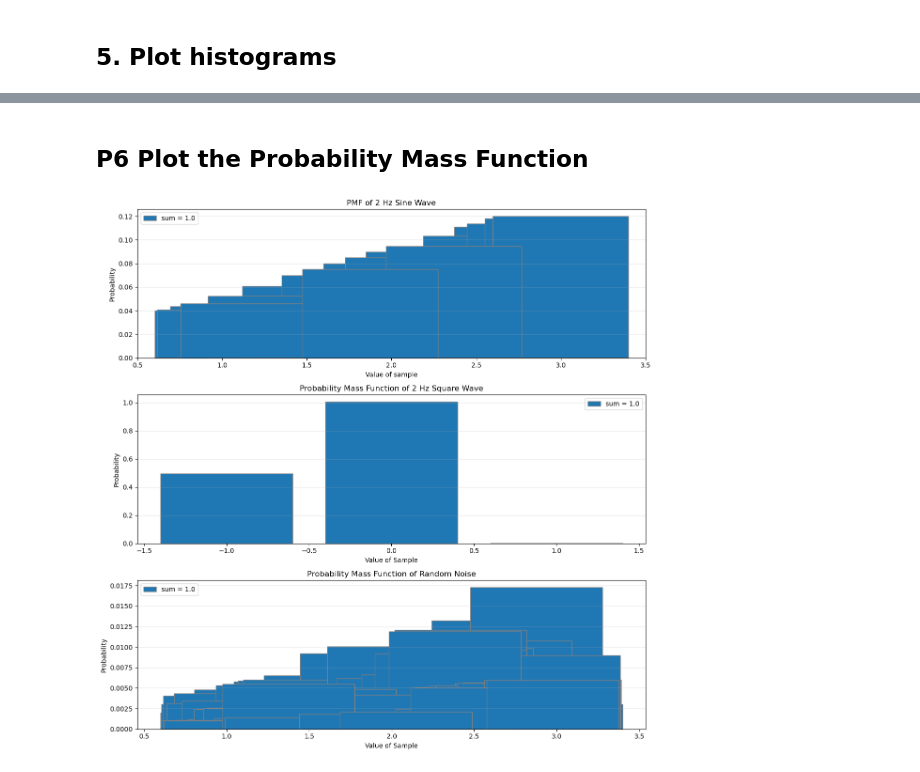
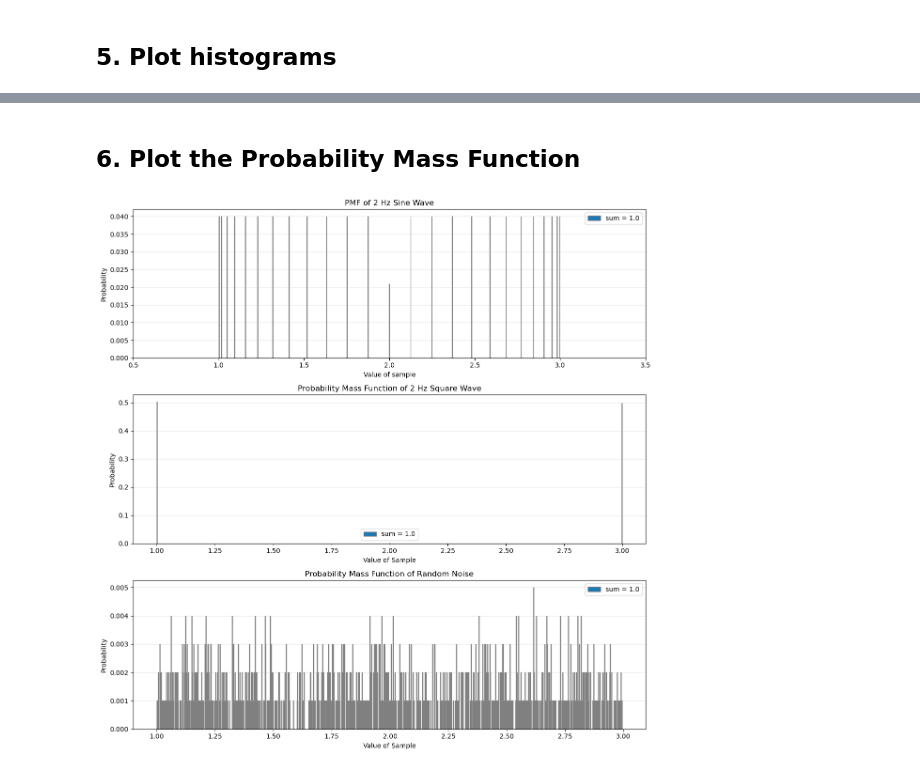
Before and after one commit to rjost1/DSP, a Jupyter notebook: homework1.ipynb, the cells around one changed output, grey strips where cells are left out. Saved outputs shown, nothing was run; the diff lists cells and outputs as text; code cells hidden in the pictures.

```diff
--- a/homework1.ipynb
+++ b/homework1.ipynb
@@ -185,48 +185,61 @@ plt.show()
 # %% [markdown]
-## P6 Plot the Probability Mass Function
+## 6. Plot the Probability Mass Function
 # %%
 # Plot the PMF
 fig, (ax1, ax2, ax3) = plt.subplots(3, 1, figsize=(12, 12))
 abscissa = np.linspace(1, 3, 10)
 
 # sine wave
-sin_counts, sin_bins = np.histogram(signal, bins=signal.size)
-sin_pmf = (sin_counts / n) * signal
-ax1.bar(signal, sin_pmf, edgecolor='gray', label=f'sum = {np.sum(sin_counts / n)}')
-#ax1.set_xticks(sin_bin_centers)
+sin_counts, sin_bins = np.histogram(signal, bins=n)
+sin_pmf = sin_counts / n
+sin_pmf_centers = (sin_bins[:-1] + sin_bins[1:]) / 2
+
+ax1.bar(x=sin_bins[:-1], height=sin_pmf,
+        width=1.0*(sin_pmf_centers[1]-sin_pmf_centers[0]),
+        edgecolor='gray', label=f'sum = {np.sum(sin_counts / n)}'
+        )
+
 ax1.set_xlabel('Value of sample')
 ax1.set_ylabel('Probability')
 ax1.set_xlim((0.5, 3.5))
 ax1.set_title('PMF of 2 Hz Sine Wave')
 ax1.grid(True, alpha=0.3, axis='y')
 ax1.legend()
 
 # square wave
-square_counts, square_bins = np.histogram(y, bins=y.size)
-square_pmf = (square_counts / n) * y
+square_counts, square_bins = np.histogram(y, bins=n)
+square_pmf = square_counts / n
+square_pmf_centers = (square_bins[:-1] + square_bins[1:]) / 2
 
-ax2.bar(x=square_wave, height=square_pmf, edgecolor= 'gray', label=f'sum = {np.sum(square_counts / n)}')
-#ax2.set_xticks(square_bin_centers)
+ax2.bar(x=square_bins[:-1], height=square_pmf,
+        width=1.0*(square_pmf_centers[1]-square_pmf_centers[0]),
+        edgecolor='gray', label=f'sum = {np.sum(square_counts / n)}'
+        )
+
 ax2.set_xlabel('Value of Sample')
 ax2.set_ylabel('Probability')
 ax2.set_title('Probability Mass Function of 2 Hz Square Wave')
 ax2.grid(True, alpha=0.3, axis='y')
 ax2.legend()
 # random noise
-random_counts, random_bins = np.histogram(random_noise, bins=random_noise.size)
-random_pmf = (random_counts / n) * random_noise
-
-ax3.bar(x=random_noise, height=random_pmf, edgecolor= 'gray', label=f'sum = {np.sum(square_counts / n)}')
+random_counts, random_bins = np.histogram(random_noise, bins=n)
+random_pmf = random_counts / n
+random_pmf_centers = (random_bins[:-1] + random_bins[1:]) / 2
+#random_pmf_widths = np.diff(random_pmf_centers)
+ax3.bar(x=random_bins[:-1], height=random_pmf,
+        width=1.0*(random_pmf_centers[1]-random_pmf_centers[0]),
+        edgecolor='gray', label=f'sum = {np.sum(square_counts / n)}'
+        )
 #ax3.set_xticks(random_bin_centers)
 ax3.set_xlabel('Value of Sample')
 ax3.set_ylabel('Probability')
 ax3.set_title('Probability Mass Function of Random Noise')
 ax3.grid(True, alpha=0.3, axis='y')
 ax3.legend()
 
 plt.tight_layout()
 # Save figures
 #plt.savefig(r'C:\Users\robbyjost\Documents\DSP\figures\hw1')
 plt.show()
 # %% [output]
-[figure, old version]
+[figure, new version]
```
Also changed, not shown: parts of 4 cells of this notebook.
